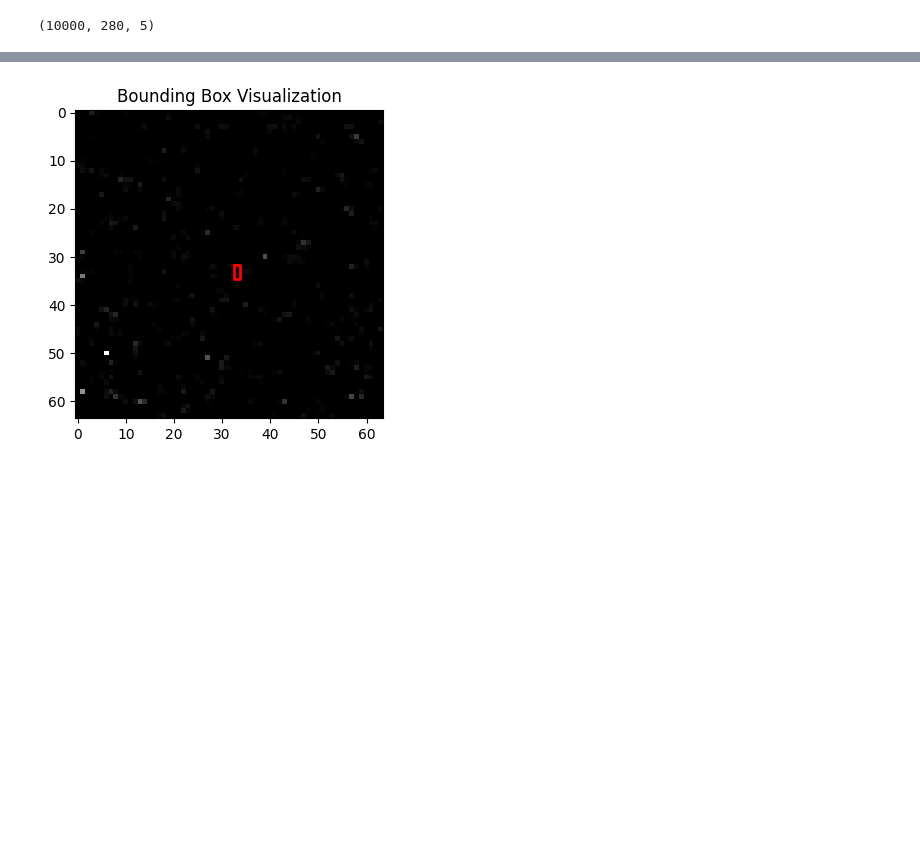
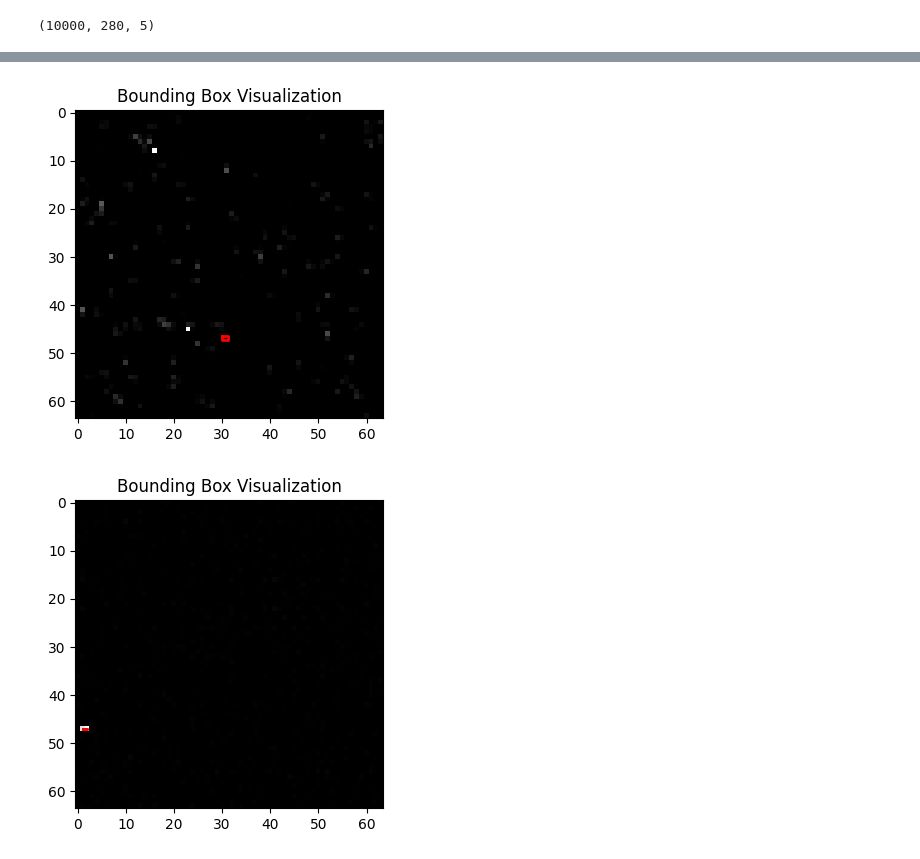
Before and after one commit to DerrickAppiahOsei/ObjectDetection, a Jupyter notebook: M11.ipynb, the cells around one changed output, grey strips where cells are left out. Cells and saved outputs as stored; diff of their text form; code cells hidden in the pictures; blank space fills up the shorter version.

```diff
--- a/M11.ipynb
+++ b/M11.ipynb
@@ -61,7 +61,7 @@ dataset = tf.data.Dataset.from_tensor_slices((images_np,{'x_prob_reshape':probab
 
 # Assuming dataset has 10,000 examples and we want an 80/20 split
 total_items = 10000
-train_size = int(total_items * 0.8)
+train_size = int(total_items * 0.6)
 val_size = total_items - train_size
 
 # Splitting the dataset
@@ -70,8 +70,8 @@ val_dataset = dataset.skip(train_size)
 
 
 train_dataset = train_dataset.shuffle(buffer_size=train_size,reshuffle_each_iteration=True)
-train_dataset = train_dataset.batch(256)
-val_dataset = val_dataset.batch(256)
+train_dataset = train_dataset.batch(512)
+val_dataset = val_dataset.batch(512)
 
 x_input = layers.Input(shape=input_shape)
 
@@ -130,4 +130,4 @@ optimizer = tf.keras.optimizers.Adam(learning_rate=3e-5)  # Consider adjusting b
 
 
 model.compile(optimizer= optimizer, loss= {'x_prob_reshape': tf.keras.losses.BinaryCrossentropy(), 'x_boxes_reshape':tf.keras.losses.MeanSquaredError()}, metrics={'x_prob_reshape': 'accuracy'} )
-num_epochs = 2000
+num_epochs = 3000
@@ -251,32 +241,33 @@ def visualize_bounding_boxes(image, probability_vector, bounding_box_coordinates
     plt.imshow(denormalized_image, cmap='gray')
     plt.title("Bounding Box Visualization")
 
     # Plot bounding boxes based on probability threshold
     for i in range(len(prob_vector_np)):
         prob = prob_vector_np[i]
         bbox = bbox_coordinates_np[i]
         if prob > threshold:
             # Denormalize bounding box coordinates if necessary
             denormalized_bbox = bbox  # Modify if normalization was applied during training
             y1, x1, y2, x2 = denormalized_bbox
             plt.plot([x1, x2, x2, x1, x1],[y1, y1, y2, y2, y1],
 
                      color='r', linewidth=2, label='Bounding Box')
 
 
 
 
 
 
 
 
 
     plt.show()
 
 t = np.random.randint(0,128)
 
 
 visualize_bounding_boxes(tf.convert_to_tensor(inputs[t]), probabilities.numpy()[t].squeeze(), tf.convert_to_tensor(output[1][t,0,:,:])*[64,64,64,64]) ##myprediction
-#visualize_bounding_boxes(tf.convert_to_tensor(image_normalized[t]), probabilities.numpy()[t].squeeze(), tf.convert_to_tensor(boxes_np[t,0,:,:])*[64,64,64,64]) ##myprediction
+visualize_bounding_boxes(tf.convert_to_tensor(image_normalized[t]), probabilities.numpy()[t].squeeze(), tf.convert_to_tensor(boxes_np[t,0,:,:])*[64,64,64,64]) ##myprediction
 # %% [output]
-[figure, old version]
+[figure, new version]
+[figure, added]
```
Also changed, not shown: parts of 9 cells of this notebook.
